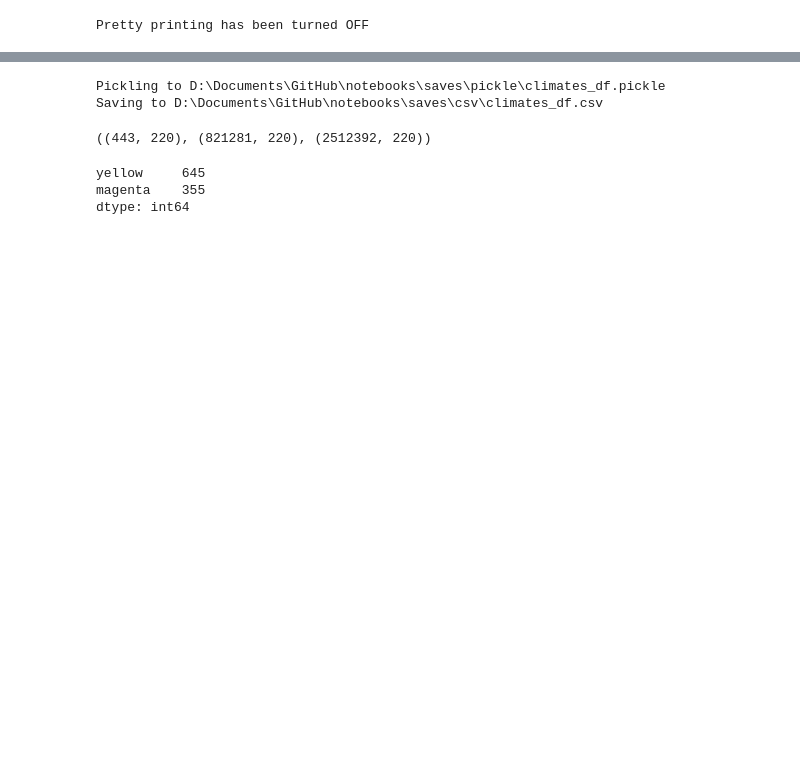
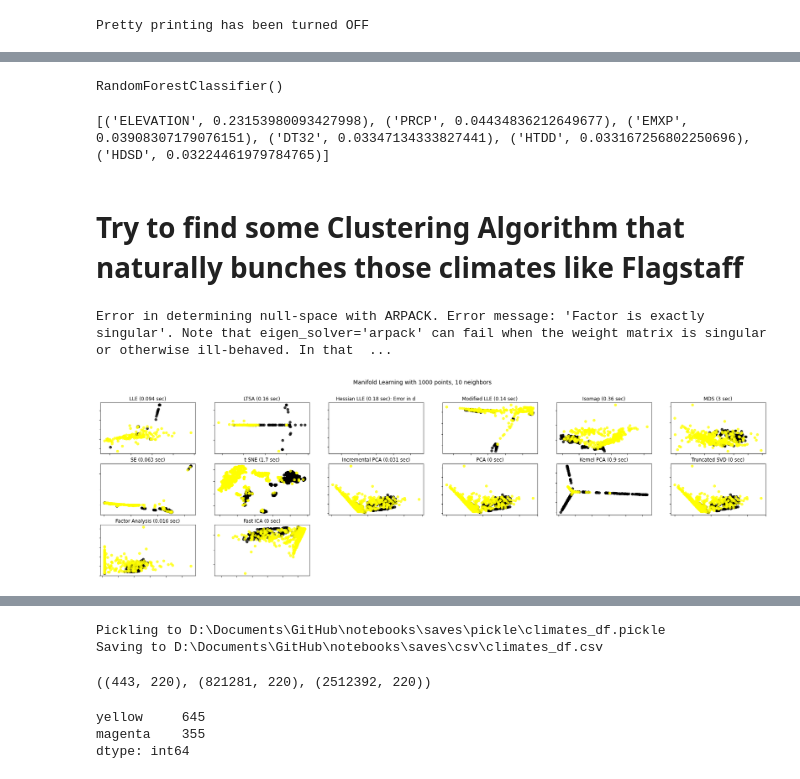
Before and after one commit to dbabbitt/notebooks, a Jupyter notebook: ipynb/Climates like Flagstaff.ipynb, the cells around one changed output, grey strips where cells are left out. Cells and saved outputs as stored; diff of their text form; code cells hidden in the pictures; blank space fills up the shorter version.

Commit message:
Climates like Flagstaff

```diff
--- a/ipynb/Climates like Flagstaff.ipynb
+++ b/ipynb/Climates like Flagstaff.ipynb
@@ -30,0 +157,5 @@ climates_df.sort_values('distance_to_flagstaff').head(11).T.head(20)
+# %%
+
+# Get list of stations nearby Flagstaff
+climates_df = climates_df.reset_index(drop=True)
+nearby_list = climates_df[climates_df.distance_to_flagstaff < 0.2].index.tolist()
@@ -30,0 +187,21 @@ climates_df.sort_values('distance_to_flagstaff').head(11).T.head(20)
+# %%
+
+from sklearn.ensemble import RandomForestClassifier
+
+rfclf = RandomForestClassifier()
+X = climates_df[numeric_columns_list].fillna(0).values
+y = climates_df.index.isin(nearby_list)
+rfclf.fit(X, y)
+# %% [output]
+RandomForestClassifier()
+# %%
+
+# Show columns important for determining if like Flagstaff
+feature_importances_tuples_list = sorted([(cn, ci) for cn, ci in zip(numeric_columns_list, rfclf.feature_importances_) if ci > 0.0],
+                                         key=lambda x: x[1], reverse=True)[:6]
+feature_importances_tuples_list
+# %% [output]
+[('ELEVATION', 0.23153980093427998), ('PRCP', 0.04434836212649677), ('EMXP', 0.03908307179076151), ('DT32', 0.03347134333827441), ('HTDD', 0.033167256802250696), ('HDSD', 0.03224461979784765)]
+# %% [markdown]
+
+# Try to find some Clustering Algorithm that naturally bunches those climates like Flagstaff
@@ -30,0 +245,49 @@ climates_df.sort_values('distance_to_flagstaff').head(11).T.head(20)
+# %%
+
+import matplotlib.pyplot as plt
+from time import time
+from matplotlib.ticker import NullFormatter
+
+columns_list = [fi_tuple[0] for fi_tuple in feature_importances_tuples_list]
+sample_size = 1_000
+mask_series = climates_df.index.isin(nearby_list)
+df = climates_df[mask_series][columns_list]
+if df.shape[0] < sample_size:
+    df = df.append(climates_df[~mask_series][columns_list].sample(sample_size - df.shape[0]))
+else:
+    df = df.sample(sample_size)
+colors_list = []
+for idx in df.index:
+    if idx in nearby_list:
+        colors_list.append('black')
+    else:
+        colors_list.append('yellow')
+X1 = df.fillna(0).values
+scaler = preprocessing.StandardScaler().fit(X1)
+X1_scaled = scaler.transform(X1)
+
+# Create figure
+fig = plt.figure(figsize=(30, 8))
+fig.suptitle(
+    'Manifold Learning with %i points, %i neighbors' % (sample_size, n_neighbors), fontsize=14
+)
+
+# Plot results
+for i, (label, method) in enumerate(methods.items()):
+    ax = fig.add_subplot(3, 6, 1 + i)
+    t0 = time()
+    try:
+        y1 = method.fit_transform(X1_scaled)
+        t1 = time()
+        ax.set_title('%s (%.2g sec)' % (label, t1 - t0))
+        ax.scatter(y1[:, 0], y1[:, 1], c=colors_list, cmap=plt.cm.Spectral, alpha=0.75)
+    except (SystemError, RuntimeError, ValueError) as e:
+        t1 = time()
+        ax.set_title('%s (%.2g sec): %s' % (label, t1 - t0, str(e).strip()[:10]))
+        print(str(e).strip())
+    ax.xaxis.set_major_formatter(NullFormatter())
+    ax.yaxis.set_major_formatter(NullFormatter())
+    ax.axis('tight')
+# %% [output]
+Error in determining null-space with ARPACK. Error message: 'Factor is exactly singular'. Note that eigen_solver='arpack' can fail when the weight matrix is singular or otherwise ill-behaved. In that  ...
+[figure, new version]
```
Also changed, not shown: parts of 36 cells of this notebook, 4 other files.
